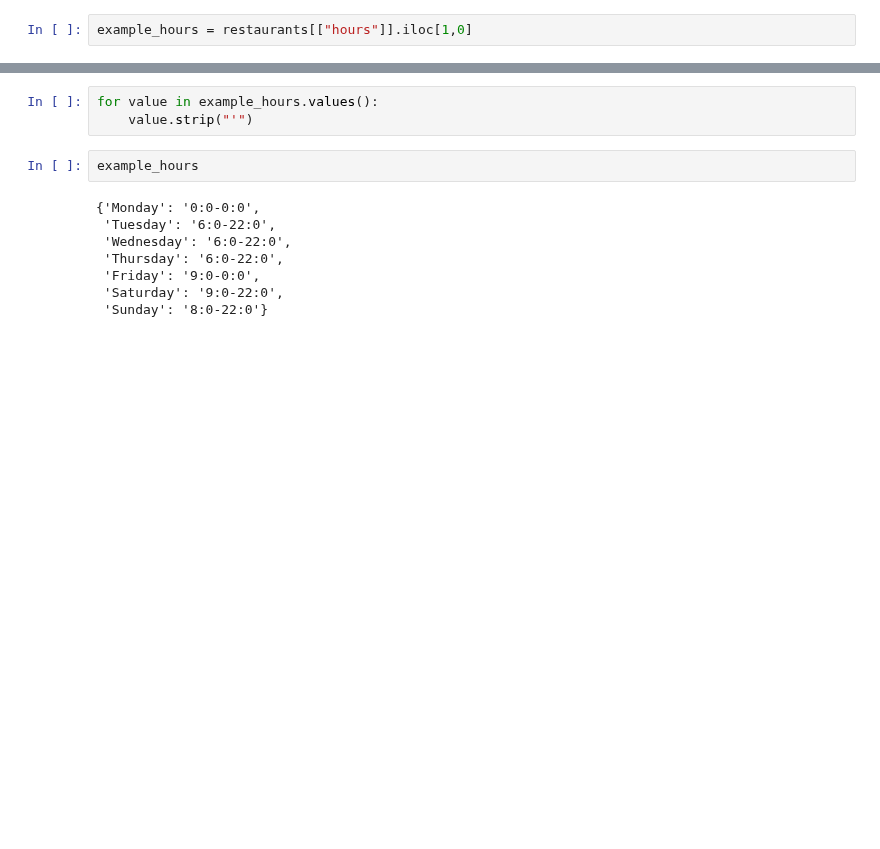
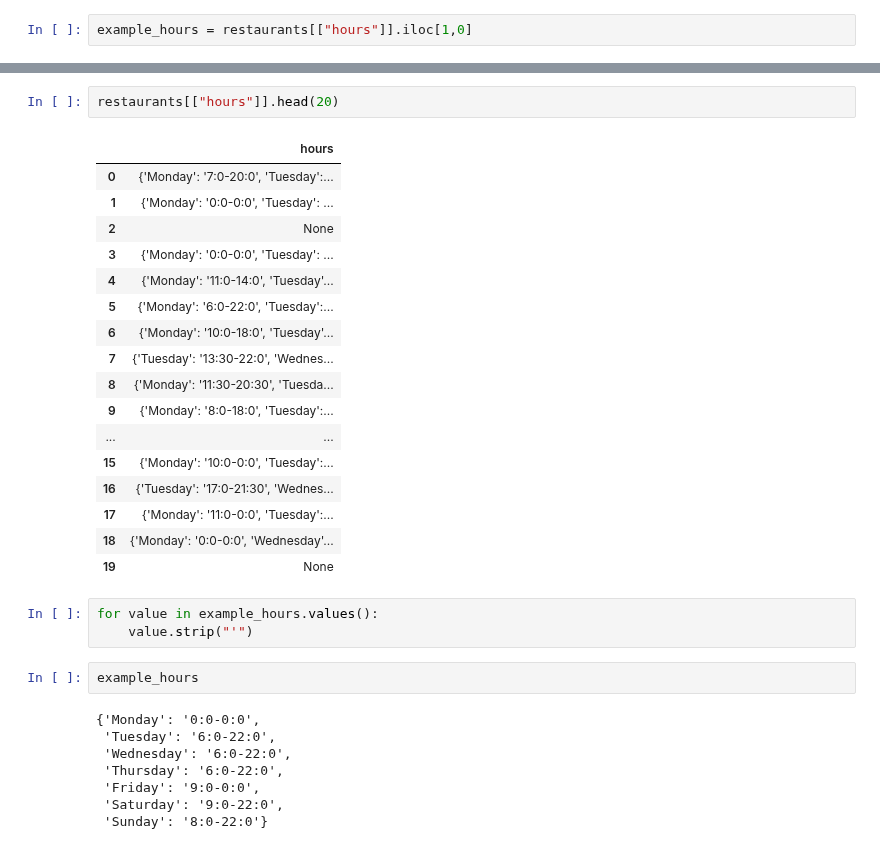
Before and after one commit to Dimasaur/scorecast, a Jupyter notebook: eda/quentin_business_eda.ipynb, the cells around one changed output, grey strips where cells are left out. Cells and saved outputs as stored; diff of their text form; blank space fills up the shorter version.

```diff
--- a/eda/quentin_business_eda.ipynb
+++ b/eda/quentin_business_eda.ipynb
@@ -394,3 +453,23 @@ restaurants[["hours"]].iloc[1,0]
+# %%
+restaurants[["hours"]].head(20)
+# %% [output]
+|  | hours |
+| 0 | {'Monday': '7:0-20:0', 'Tuesday':... |
+| 1 | {'Monday': '0:0-0:0', 'Tuesday': ... |
+| 2 | None |
+| 3 | {'Monday': '0:0-0:0', 'Tuesday': ... |
+| 4 | {'Monday': '11:0-14:0', 'Tuesday'... |
+| 5 | {'Monday': '6:0-22:0', 'Tuesday':... |
+| 6 | {'Monday': '10:0-18:0', 'Tuesday'... |
+| 7 | {'Tuesday': '13:30-22:0', 'Wednes... |
+| 8 | {'Monday': '11:30-20:30', 'Tuesda... |
+| 9 | {'Monday': '8:0-18:0', 'Tuesday':... |
+| ... | ... |
+| 15 | {'Monday': '10:0-0:0', 'Tuesday':... |
+| 16 | {'Tuesday': '17:0-21:30', 'Wednes... |
+| 17 | {'Monday': '11:0-0:0', 'Tuesday':... |
+| 18 | {'Monday': '0:0-0:0', 'Wednesday'... |
+| 19 | None |
 # %%
 for value in example_hours.values():
     value.strip("'")
```
Also changed, not shown: parts of 5 cells of this notebook.
